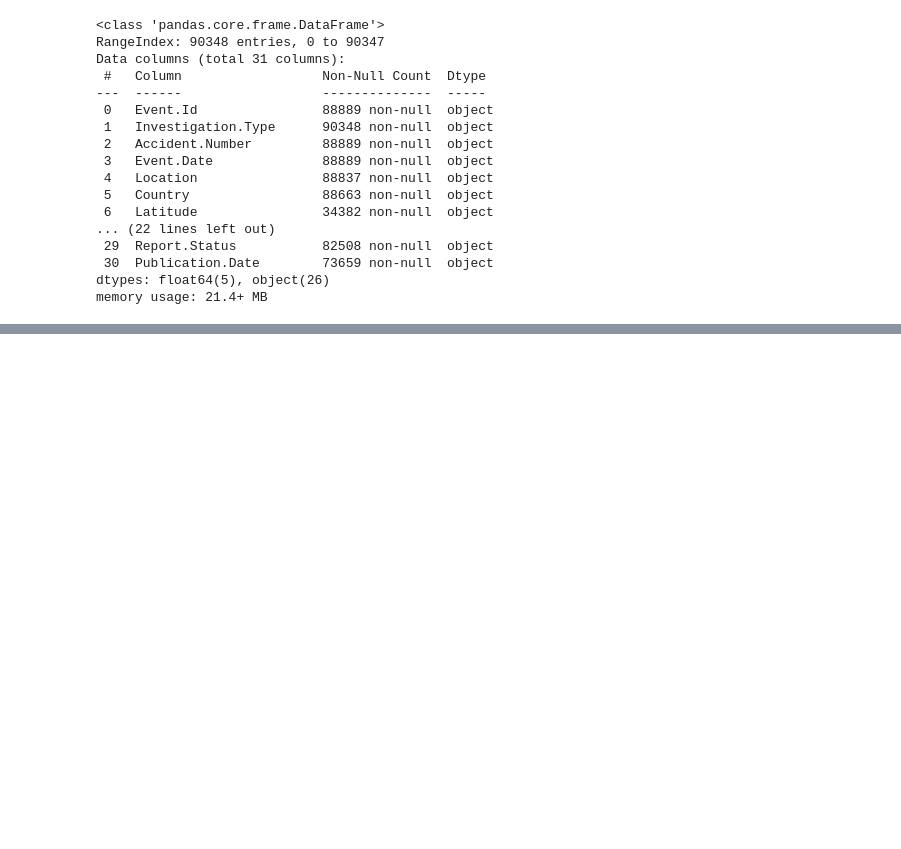
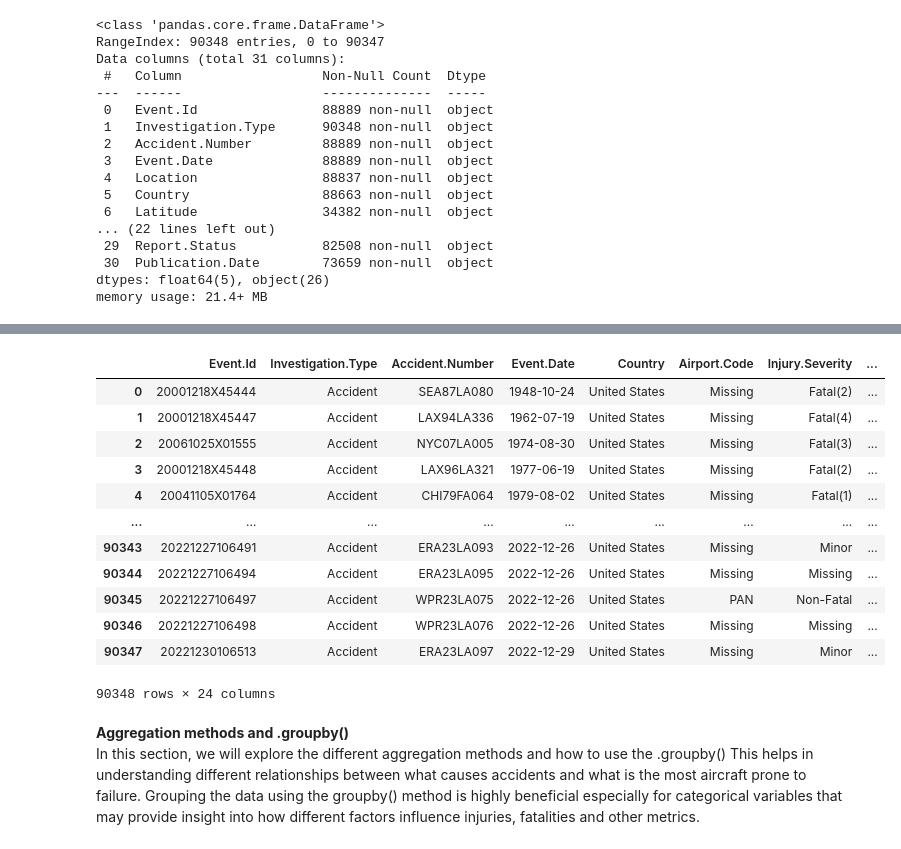
Before and after one commit to Eugene-Asengi/dsc-phase-1-project-v3, a Jupyter notebook: student.ipynb, the cells around one changed output, grey strips where cells are left out. Cells and saved outputs as stored; diff of their text form; code cells hidden in the pictures; blank space fills up the shorter version.

```diff
--- a/student.ipynb
+++ b/student.ipynb
@@ -76,0 +181,4 @@ memory usage: 21.4+ MB
+# %%
+Aviation_data = Aviation_data_copy.copy()
+# %%
+Aviation_data.drop(columns=['Schedule', 'FAR.Description', 'Latitude', 'Longitude', 'Location', 'Air.carrier', 'Airport.Name'], inplace = True)
@@ -76,0 +218,4 @@ memory usage: 21.4+ MB
+# %%
+# Replacing missing values with the median
+Aviation_data_columns = ['Number.of.Engines', 'Total.Fatal.Injuries', 'Total.Serious.Injuries', 'Total.Minor.Injuries', 'Total.Uninjured']
+Aviation_data[Aviation_data_columns] = Aviation_data[Aviation_data_columns].fillna(Aviation_data[Aviation_data_columns].median())
@@ -76,0 +242,3 @@ memory usage: 21.4+ MB
+# %%
+# Replacement of all missing categorical values
+Aviation_data.fillna('Missing', inplace= True)
@@ -77,3 +265,25 @@ memory usage: 21.4+ MB
+# %%
+# Dropping duplicates
+Aviation_data.drop_duplicates()
+Aviation_data
+# %% [output]
+|  | Event.Id | Investigation.Type | Accident.Number | Event.Date | Country | Airport.Code | Injury.Severity | ... |
+| 0 | 20001218X45444 | Accident | SEA87LA080 | 1948-10-24 | United States | Missing | Fatal(2) | ... |
+| 1 | 20001218X45447 | Accident | LAX94LA336 | 1962-07-19 | United States | Missing | Fatal(4) | ... |
+| 2 | 20061025X01555 | Accident | NYC07LA005 | 1974-08-30 | United States | Missing | Fatal(3) | ... |
+| 3 | 20001218X45448 | Accident | LAX96LA321 | 1977-06-19 | United States | Missing | Fatal(2) | ... |
+| 4 | 20041105X01764 | Accident | CHI79FA064 | 1979-08-02 | United States | Missing | Fatal(1) | ... |
+| ... | ... | ... | ... | ... | ... | ... | ... | ... |
+| 90343 | 20221227106491 | Accident | ERA23LA093 | 2022-12-26 | United States | Missing | Minor | ... |
+| 90344 | 20221227106494 | Accident | ERA23LA095 | 2022-12-26 | United States | Missing | Missing | ... |
+| 90345 | 20221227106497 | Accident | WPR23LA075 | 2022-12-26 | United States | PAN | Non-Fatal | ... |
+| 90346 | 20221227106498 | Accident | WPR23LA076 | 2022-12-26 | United States | Missing | Missing | ... |
+| 90347 | 20221230106513 | Accident | ERA23LA097 | 2022-12-29 | United States | Missing | Minor | ... |
+90348 rows × 24 columns
+# %% [markdown]
+**Aggregation methods and .groupby()**
+In this section, we will explore the different aggregation methods and how to use the .groupby()
+This helps in understanding different relationships between what causes accidents and what is the most aircraft prone to failure. Grouping the data using the groupby() method is highly beneficial especially for categorical variables that may provide insight into how different factors influence injuries, fatalities and other metrics.
 # %%
 Aviation_data.columns
 # %% [output]
```
Also changed, not shown: parts of 32 cells of this notebook.
